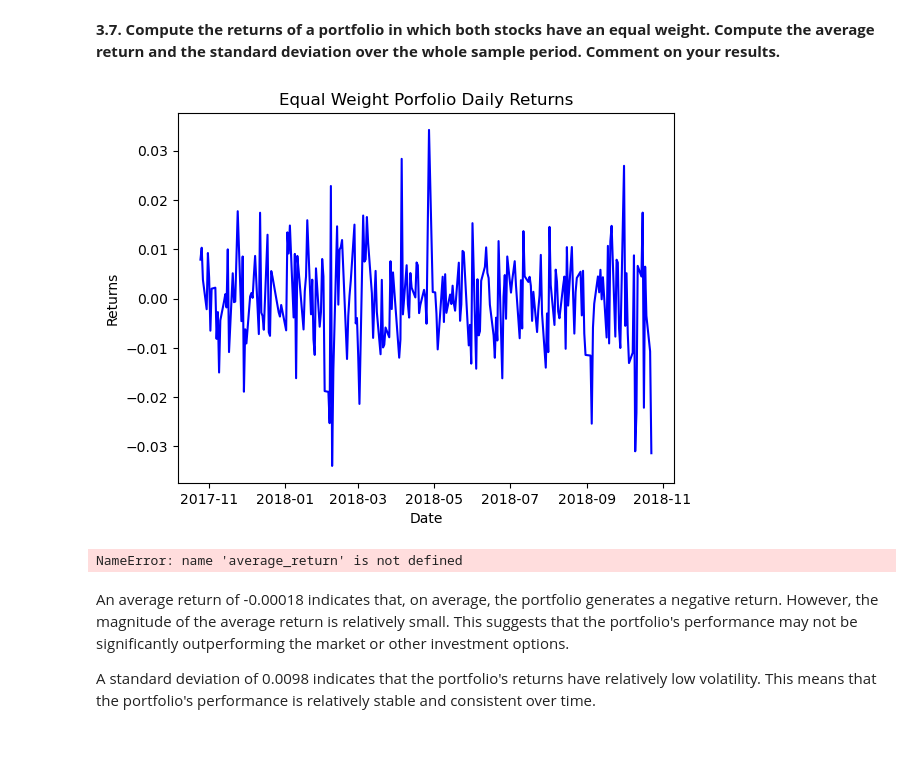
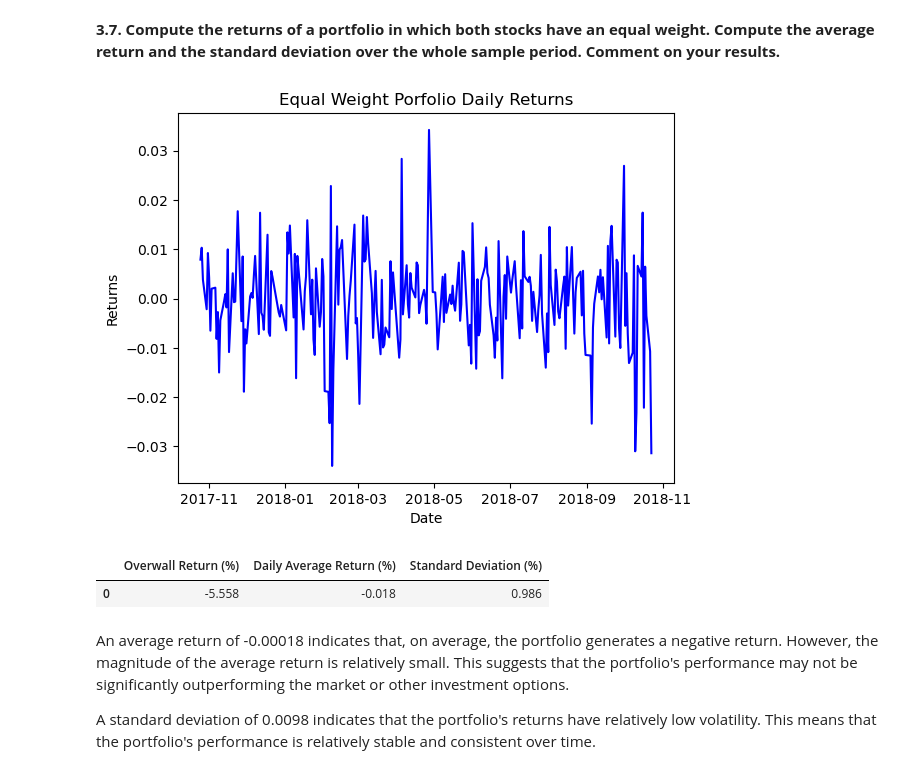
Before and after one commit to yurialvizi/mods205-digital-finance, a Jupyter notebook: project.ipynb, the cells around one changed output. Saved outputs shown, nothing was run; the diff lists cells and outputs as text; code cells hidden in the pictures; blank space fills up the shorter version.

```diff
--- a/project.ipynb
+++ b/project.ipynb
@@ -337,23 +350,26 @@ Both stocks BNPA and CAPPA have relevant correlation with CAC40, with p-values l
 **3.7. Compute the returns of a portfolio in which both stocks have an equal weight. Compute the average return and the standard deviation over the whole sample period. Comment on your results.**
 # %%
 portfolio_daily_returns = (bnpa_daily_returns + cappa_daily_returns) / 2
+
+portfolio_overwall_return = (portfolio_daily_returns + 1).prod() - 1
 
 plt.plot(portfolio_daily_returns.index, portfolio_daily_returns, color='blue')
 plt.title('Equal Weight Porfolio Daily Returns')
 plt.xlabel('Date')
 plt.ylabel('Returns')
 plt.show()
 
 portfolio_avg_return = portfolio_daily_returns.mean()
 
 portfolio_std_dev = portfolio_daily_returns.std()
 
-data = {'Average Return': [average_return], 'Standard Deviation': [standard_deviation]}
+data = {'Overwall Return (%)': [round(portfolio_overwall_return * 100, 3)], 'Daily Average Return (%)': [round(portfolio_avg_return * 100, 3)], 'Standard Deviation (%)': [round(portfolio_std_dev * 100, 3)]}
 df_stats = pd.DataFrame(data)
 df_stats
 # %% [output]
 [figure]
-NameError: name 'average_return' is not defined
+|  | Overwall Return (%) | Daily Average Return (%) | Standard Deviation (%) |
+| 0 | -5.558 | -0.018 | 0.986 |
 # %% [markdown]
 An average return of -0.00018 indicates that, on average, the portfolio generates a negative return. However, the magnitude of the average return is relatively small. This suggests that the portfolio's performance may not be significantly outperforming the market or other investment options.
 
```
Also changed, not shown: parts of 8 cells of this notebook.
